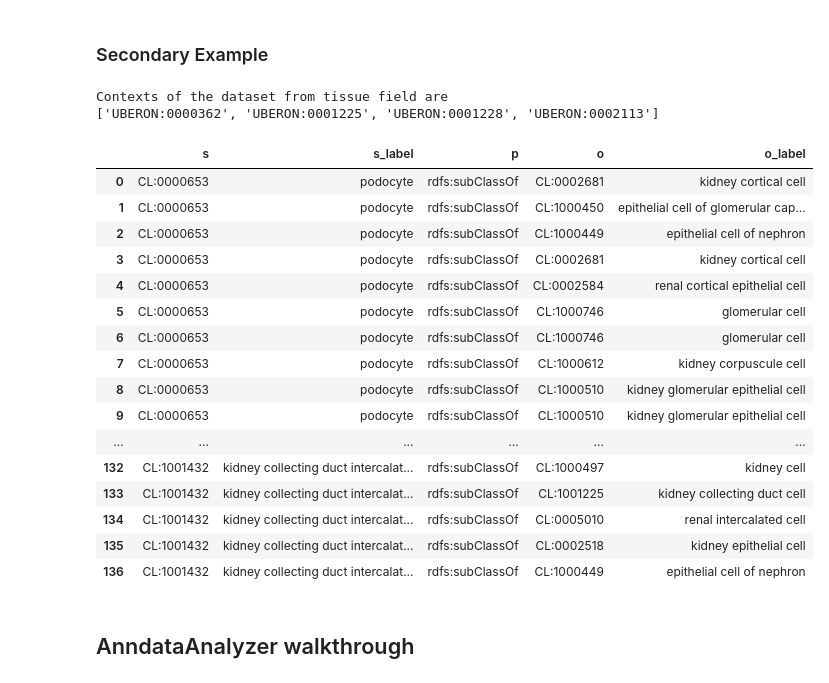
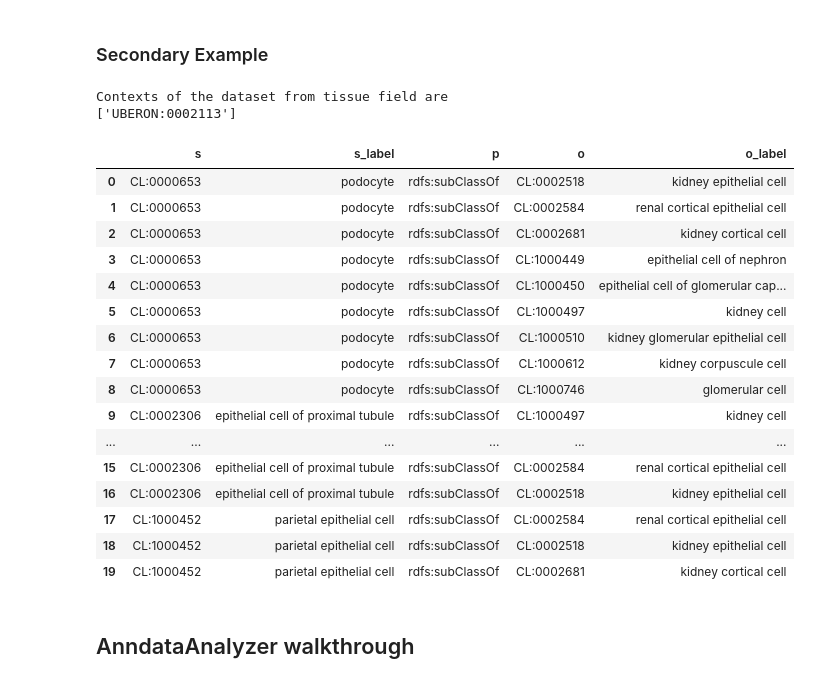
Before and after one commit to INCATools/pandasaurus_cxg, a Jupyter notebook: walkthrough.ipynb, the cells around one changed output. Drawn from its saved outputs; the diff is of its cells as text; code cells hidden in the pictures.

```diff
--- a/walkthrough.ipynb
+++ b/walkthrough.ipynb
@@ -60,4 +135,0 @@ Pandas configuration to display all rows
-# %%
-import pandas as pd
-
-pd.set_option('display.max_rows', None)
@@ -151,30 +157,30 @@ ade.contextual_slim_enrichment()
 ### Secondary Example
 # %%
 #Using Integrated Single-nucleus and Single-cell RNA-seq of the Adult Human Kidney dataset
-ade = AnndataEnricher("test/data/human_kidney.h5ad")
+ade = AnndataEnricher("./blue_lake_kidney.h5ad")
 print(f"""Contexts of the dataset from tissue field are
 {ade._AnndataEnricher__context_list}""")
-ade.contextual_slim_enrichment()
+ade.contextual_slim_enrichment()[0:20]
 # %% [output]
 Contexts of the dataset from tissue field are
-['UBERON:0000362', 'UBERON:0001225', 'UBERON:0001228', 'UBERON:0002113']
+['UBERON:0002113']
 |  | s | s_label | p | o | o_label |
-| 0 | CL:0000653 | podocyte | rdfs:subClassOf | CL:0002681 | kidney cortical cell |
-| 1 | CL:0000653 | podocyte | rdfs:subClassOf | CL:1000450 | epithelial cell of glomerular cap... |
-| 2 | CL:0000653 | podocyte | rdfs:subClassOf | CL:1000449 | epithelial cell of nephron |
-| 3 | CL:0000653 | podocyte | rdfs:subClassOf | CL:0002681 | kidney cortical cell |
-| 4 | CL:0000653 | podocyte | rdfs:subClassOf | CL:0002584 | renal cortical epithelial cell |
-| 5 | CL:0000653 | podocyte | rdfs:subClassOf | CL:1000746 | glomerular cell |
-| 6 | CL:0000653 | podocyte | rdfs:subClassOf | CL:1000746 | glomerular cell |
+| 0 | CL:0000653 | podocyte | rdfs:subClassOf | CL:0002518 | kidney epithelial cell |
+| 1 | CL:0000653 | podocyte | rdfs:subClassOf | CL:0002584 | renal cortical epithelial cell |
+| 2 | CL:0000653 | podocyte | rdfs:subClassOf | CL:0002681 | kidney cortical cell |
+| 3 | CL:0000653 | podocyte | rdfs:subClassOf | CL:1000449 | epithelial cell of nephron |
+| 4 | CL:0000653 | podocyte | rdfs:subClassOf | CL:1000450 | epithelial cell of glomerular cap... |
+| 5 | CL:0000653 | podocyte | rdfs:subClassOf | CL:1000497 | kidney cell |
+| 6 | CL:0000653 | podocyte | rdfs:subClassOf | CL:1000510 | kidney glomerular epithelial cell |
 | 7 | CL:0000653 | podocyte | rdfs:subClassOf | CL:1000612 | kidney corpuscule cell |
-| 8 | CL:0000653 | podocyte | rdfs:subClassOf | CL:1000510 | kidney glomerular epithelial cell |
-| 9 | CL:0000653 | podocyte | rdfs:subClassOf | CL:1000510 | kidney glomerular epithelial cell |
+| 8 | CL:0000653 | podocyte | rdfs:subClassOf | CL:1000746 | glomerular cell |
+| 9 | CL:0002306 | epithelial cell of proximal tubule | rdfs:subClassOf | CL:1000497 | kidney cell |
 | ... | ... | ... | ... | ... | ... |
-| 132 | CL:1001432 | kidney collecting duct intercalat... | rdfs:subClassOf | CL:1000497 | kidney cell |
-| 133 | CL:1001432 | kidney collecting duct intercalat... | rdfs:subClassOf | CL:1001225 | kidney collecting duct cell |
-| 134 | CL:1001432 | kidney collecting duct intercalat... | rdfs:subClassOf | CL:0005010 | renal intercalated cell |
-| 135 | CL:1001432 | kidney collecting duct intercalat... | rdfs:subClassOf | CL:0002518 | kidney epithelial cell |
-| 136 | CL:1001432 | kidney collecting duct intercalat... | rdfs:subClassOf | CL:1000449 | epithelial cell of nephron |
+| 15 | CL:0002306 | epithelial cell of proximal tubule | rdfs:subClassOf | CL:0002584 | renal cortical epithelial cell |
+| 16 | CL:0002306 | epithelial cell of proximal tubule | rdfs:subClassOf | CL:0002518 | kidney epithelial cell |
+| 17 | CL:1000452 | parietal epithelial cell | rdfs:subClassOf | CL:0002584 | renal cortical epithelial cell |
+| 18 | CL:1000452 | parietal epithelial cell | rdfs:subClassOf | CL:0002518 | kidney epithelial cell |
+| 19 | CL:1000452 | parietal epithelial cell | rdfs:subClassOf | CL:0002681 | kidney cortical cell |
 # %% [markdown]
 ## AnndataAnalyzer walkthrough
 # %% [markdown]
```
Also changed, not shown: parts of 30 cells of this notebook.
